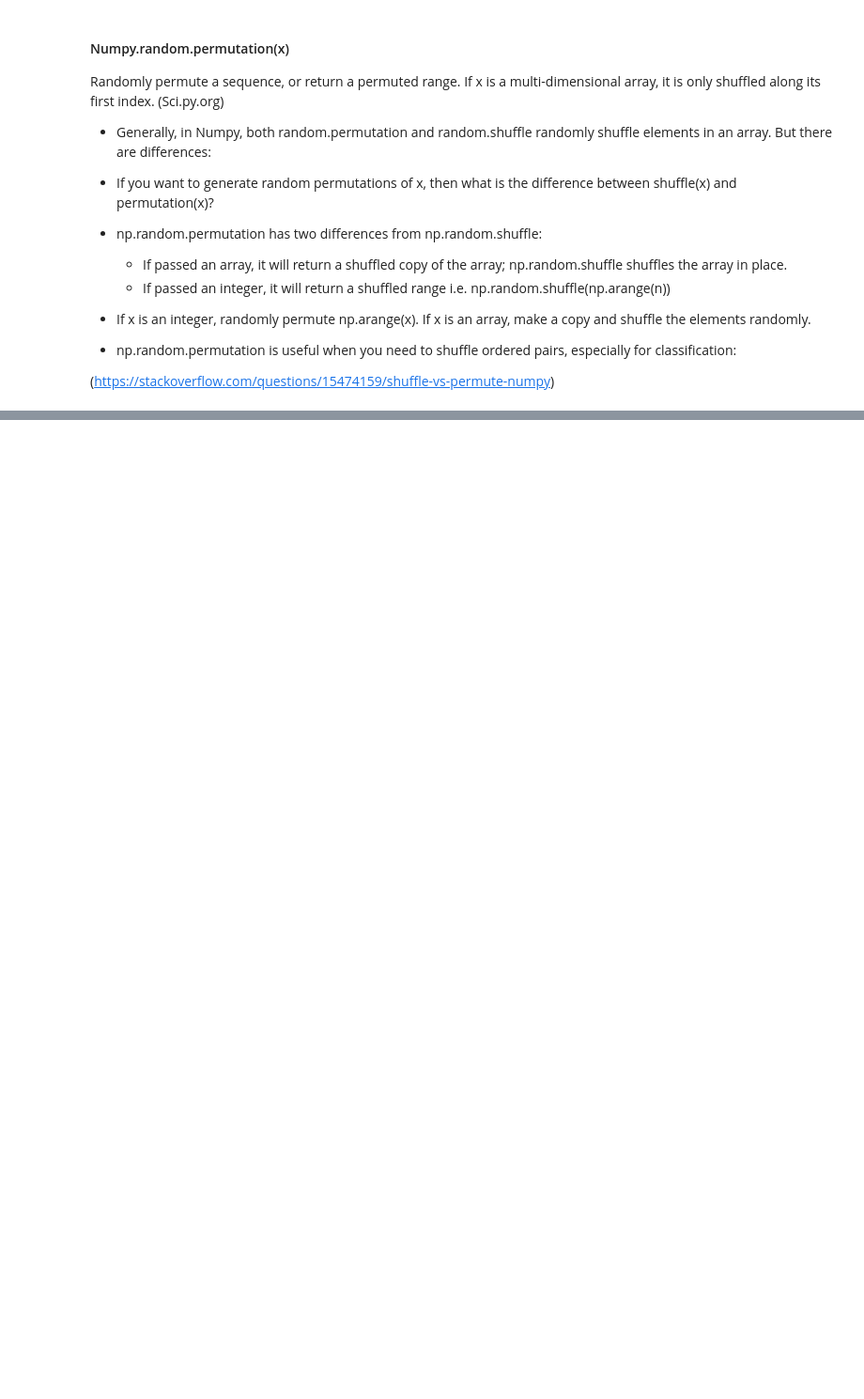
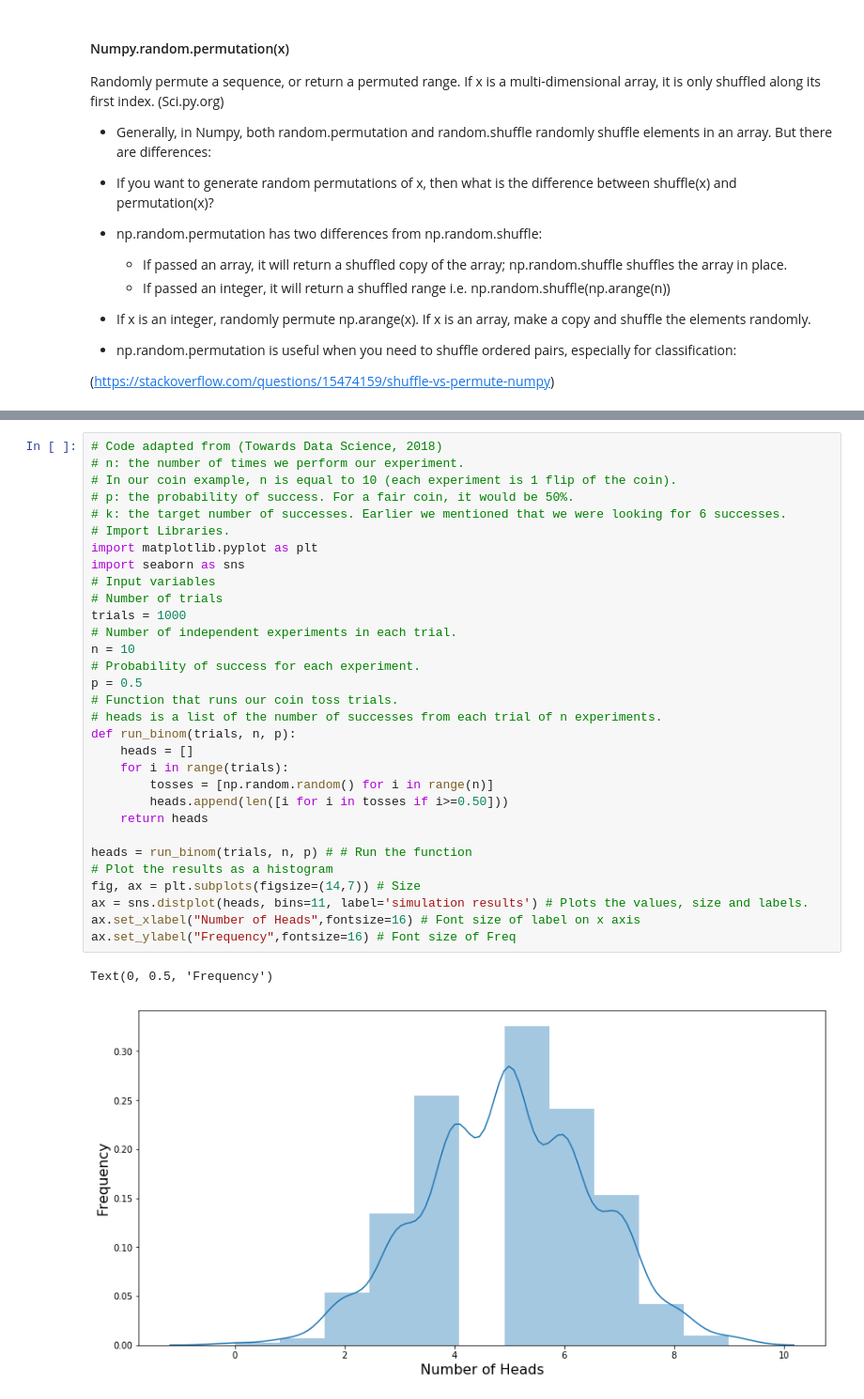
Before and after one commit to daithimarkham/Prog-Data-Anal-Assignment-2019, a Jupyter notebook: Numpy.Random.ipynb, the cells around one changed output, grey strips where cells are left out. Shown at 94% size. Cells and saved outputs as stored; diff of their text form; blank space fills up the shorter version.

```diff
--- a/Numpy.Random.ipynb
+++ b/Numpy.Random.ipynb
@@ -496,0 +454,34 @@ sum(np.random.binomial(9, 0.1, 20000) == 0)/20000.
+# %%
+# Code adapted from (Towards Data Science, 2018)
+# n: the number of times we perform our experiment.
+# In our coin example, n is equal to 10 (each experiment is 1 flip of the coin).
+# p: the probability of success. For a fair coin, it would be 50%.
+# k: the target number of successes. Earlier we mentioned that we were looking for 6 successes.
+# Import Libraries.
+import matplotlib.pyplot as plt
+import seaborn as sns
+# Input variables
+# Number of trials
+trials = 1000
+# Number of independent experiments in each trial.
+n = 10
+# Probability of success for each experiment.
+p = 0.5
+# Function that runs our coin toss trials.
+# heads is a list of the number of successes from each trial of n experiments.
+def run_binom(trials, n, p):
+    heads = []
+    for i in range(trials):
+        tosses = [np.random.random() for i in range(n)]
+        heads.append(len([i for i in tosses if i>=0.50]))
+    return heads
+
+heads = run_binom(trials, n, p) # # Run the function
+# Plot the results as a histogram
+fig, ax = plt.subplots(figsize=(14,7)) # Size
+ax = sns.distplot(heads, bins=11, label='simulation results') # Plots the values, size and labels.
+ax.set_xlabel("Number of Heads",fontsize=16) # Font size of label on x axis
+ax.set_ylabel("Frequency",fontsize=16) # Font size of Freq
+# %% [output]
+Text(0, 0.5, 'Frequency')
+[figure, added]
```
Also changed, not shown: parts of 58 cells of this notebook.
